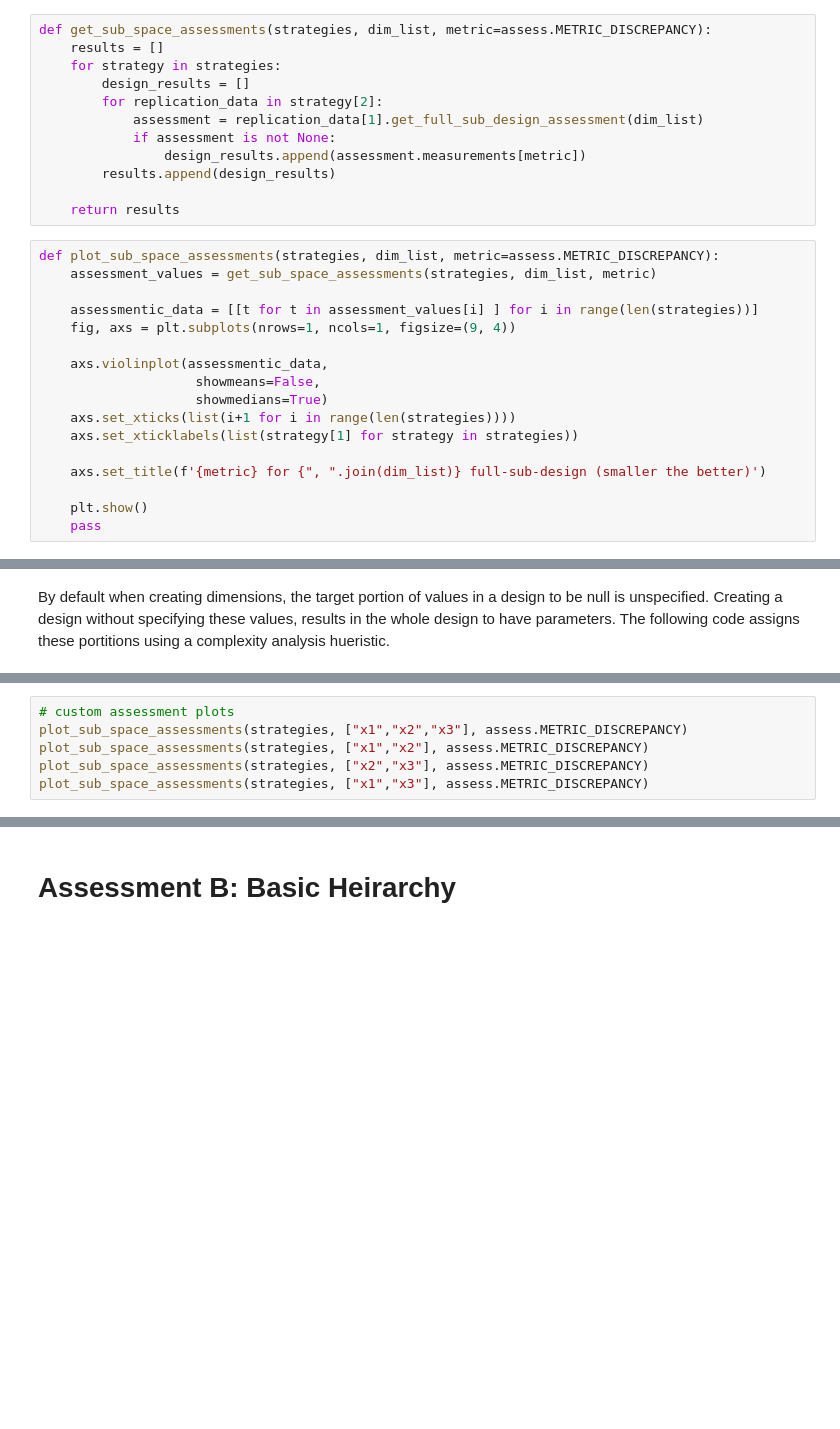
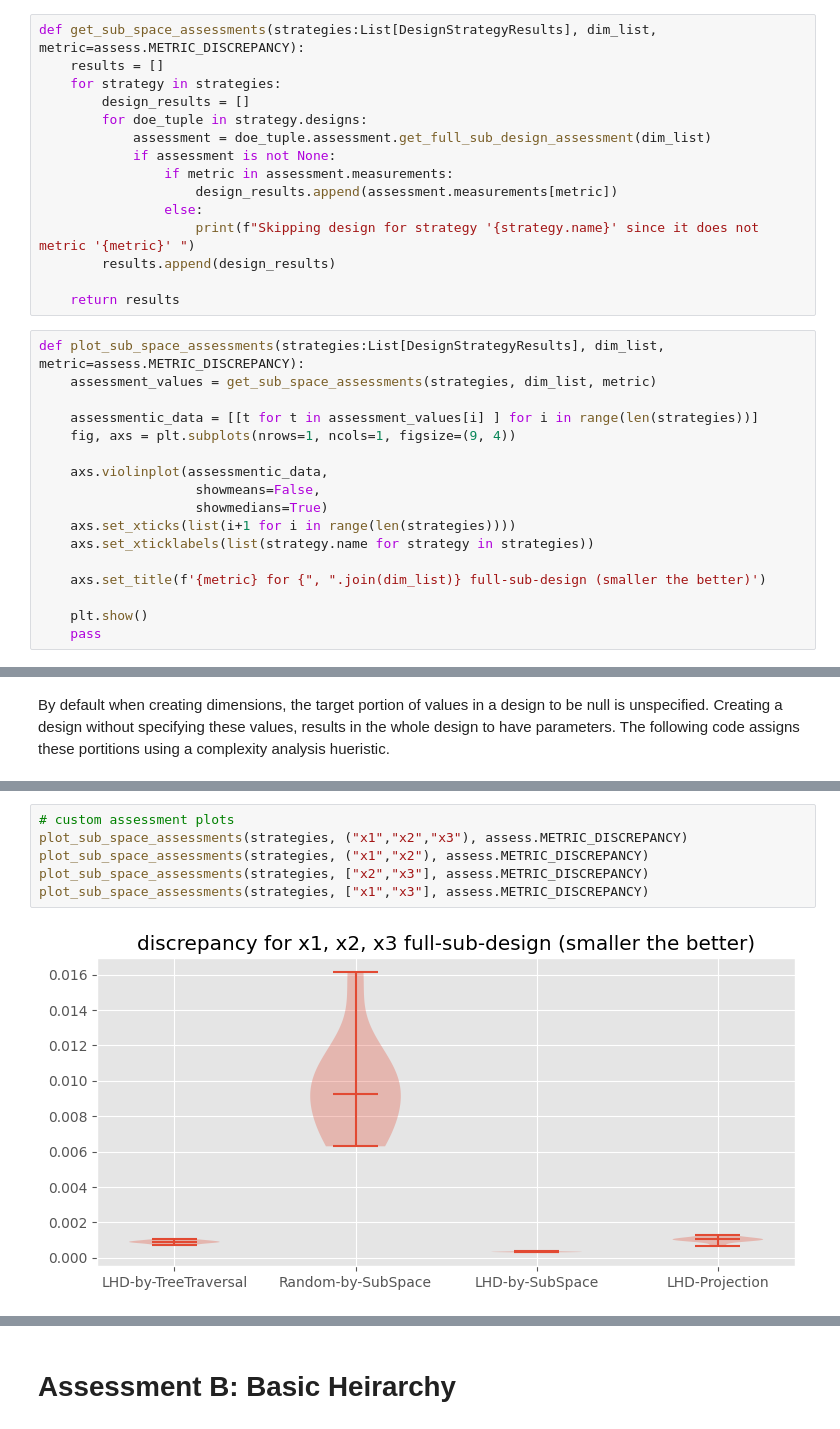
Before and after one commit to neil-r/raxpy, a Jupyter notebook: examples/Study_Experiment_Design_Generation.ipynb, the cells around one changed output, grey strips where cells are left out. Saved outputs shown, nothing was run; the diff lists cells and outputs as text; blank space fills up the shorter version.

```diff
--- a/examples/Study_Experiment_Design_Generation.ipynb
+++ b/examples/Study_Experiment_Design_Generation.ipynb
@@ -79,17 +175,20 @@ def plot_fullsubspace_target_portions(space: s.InputSpace, number_of_points: int
 # %%
-def get_sub_space_assessments(strategies, dim_list, metric=assess.METRIC_DISCREPANCY):
+def get_sub_space_assessments(strategies:List[DesignStrategyResults], dim_list, metric=assess.METRIC_DISCREPANCY):
     results = []
     for strategy in strategies:
         design_results = []
-        for replication_data in strategy[2]:
-            assessment = replication_data[1].get_full_sub_design_assessment(dim_list)
+        for doe_tuple in strategy.designs:
+            assessment = doe_tuple.assessment.get_full_sub_design_assessment(dim_list)
             if assessment is not None:
-                design_results.append(assessment.measurements[metric])
+                if metric in assessment.measurements:
+                    design_results.append(assessment.measurements[metric])
+                else:
+                    print(f"Skipping design for strategy '{strategy.name}' since it does not metric '{metric}' ")
         results.append(design_results)
 
     return results
 # %%
-def plot_sub_space_assessments(strategies, dim_list, metric=assess.METRIC_DISCREPANCY):
+def plot_sub_space_assessments(strategies:List[DesignStrategyResults], dim_list, metric=assess.METRIC_DISCREPANCY):
     assessment_values = get_sub_space_assessments(strategies, dim_list, metric)
 
     assessmentic_data = [[t for t in assessment_values[i] ] for i in range(len(strategies))]
@@ -99,7 +198,7 @@ def plot_sub_space_assessments(strategies, dim_list, metric=assess.METRIC_DISCRE
                     showmeans=False,
                     showmedians=True)
     axs.set_xticks(list(i+1 for i in range(len(strategies))))
-    axs.set_xticklabels(list(strategy[1] for strategy in strategies))
+    axs.set_xticklabels(list(strategy.name for strategy in strategies))
 
     axs.set_title(f'{metric} for {", ".join(dim_list)} full-sub-design (smaller the better)')
 
@@ -169,6 +433,8 @@ generate_basic_plots(strategies)
 # %%
 # custom assessment plots
-plot_sub_space_assessments(strategies, ["x1","x2","x3"], assess.METRIC_DISCREPANCY)
-plot_sub_space_assessments(strategies, ["x1","x2"], assess.METRIC_DISCREPANCY)
+plot_sub_space_assessments(strategies, ("x1","x2","x3"), assess.METRIC_DISCREPANCY)
+plot_sub_space_assessments(strategies, ("x1","x2"), assess.METRIC_DISCREPANCY)
 plot_sub_space_assessments(strategies, ["x2","x3"], assess.METRIC_DISCREPANCY)
 plot_sub_space_assessments(strategies, ["x1","x3"], assess.METRIC_DISCREPANCY)
+# %% [output]
+[figure, added]
```
Also changed, not shown: parts of 25 cells of this notebook, 9 other files.
